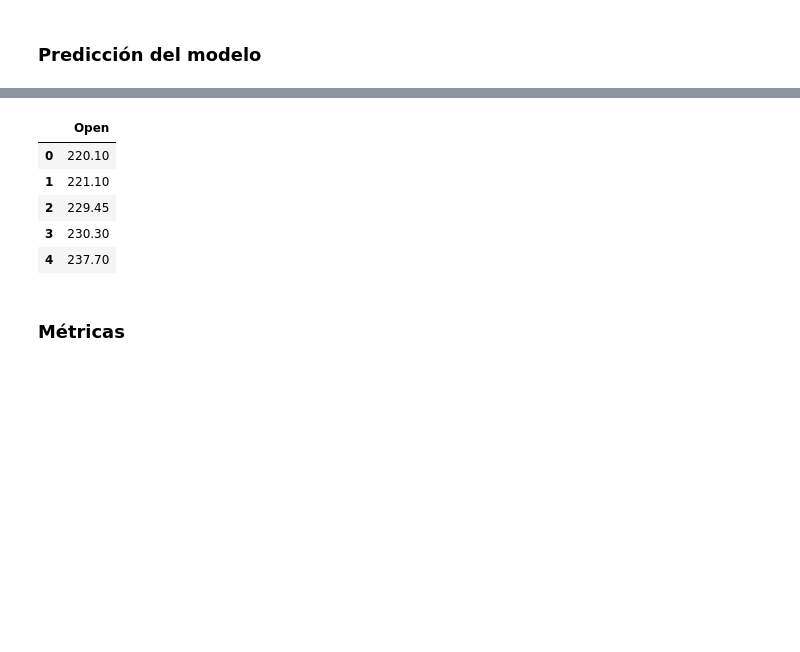
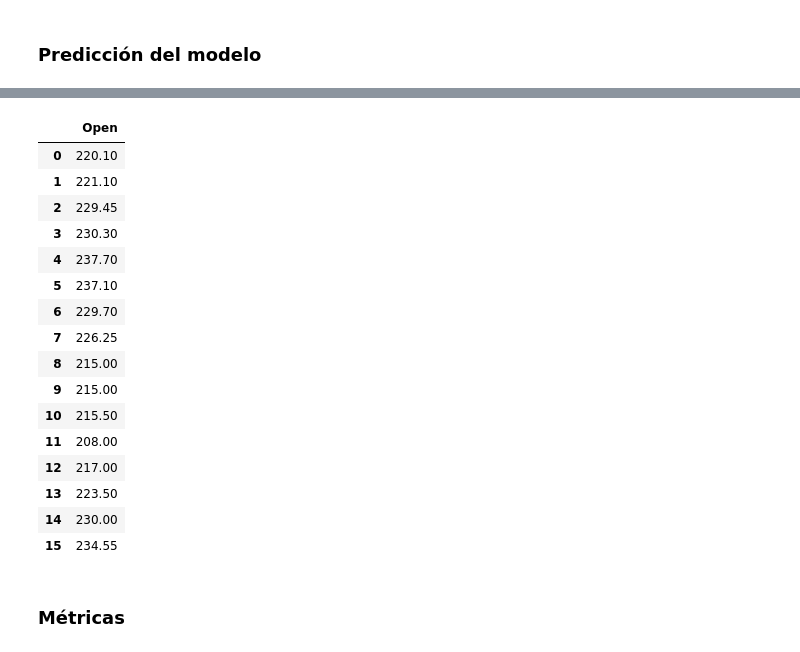
Before and after one commit to sadelcarpio/regression_tata, a Jupyter notebook: sdca_regression.ipynb, the cells around one changed output, grey strips where cells are left out. Drawn from its saved outputs; the diff is of its cells as text; code cells hidden in the pictures; blank space fills up the shorter version.

```diff
--- a/sdca_regression.ipynb
+++ b/sdca_regression.ipynb
@@ -138,12 +164,23 @@ y_predict.head()
 # %%
-y_test.head()
+y_test
 # %% [output]
 |  | Open |
 | 0 | 220.10 |
 | 1 | 221.10 |
 | 2 | 229.45 |
 | 3 | 230.30 |
 | 4 | 237.70 |
+| 5 | 237.10 |
+| 6 | 229.70 |
+| 7 | 226.25 |
+| 8 | 215.00 |
+| 9 | 215.00 |
+| 10 | 215.50 |
+| 11 | 208.00 |
+| 12 | 217.00 |
+| 13 | 223.50 |
+| 14 | 230.00 |
+| 15 | 234.55 |
 # %% [markdown]
 ### Métricas
 # %%
```
Also changed, not shown: parts of 14 cells of this notebook.
